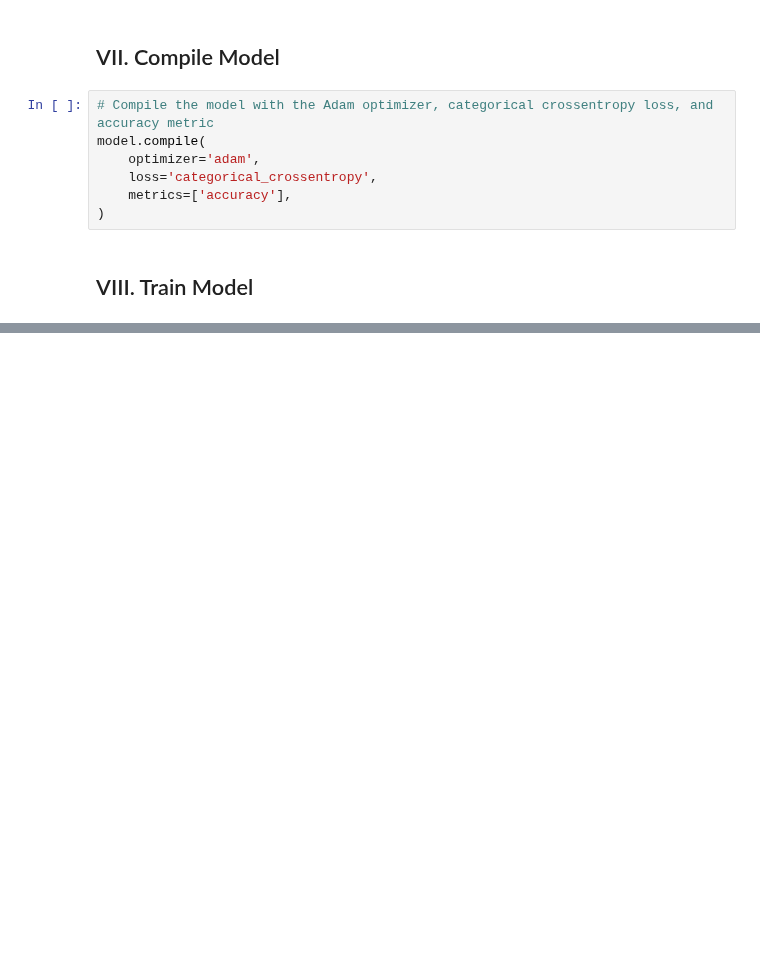
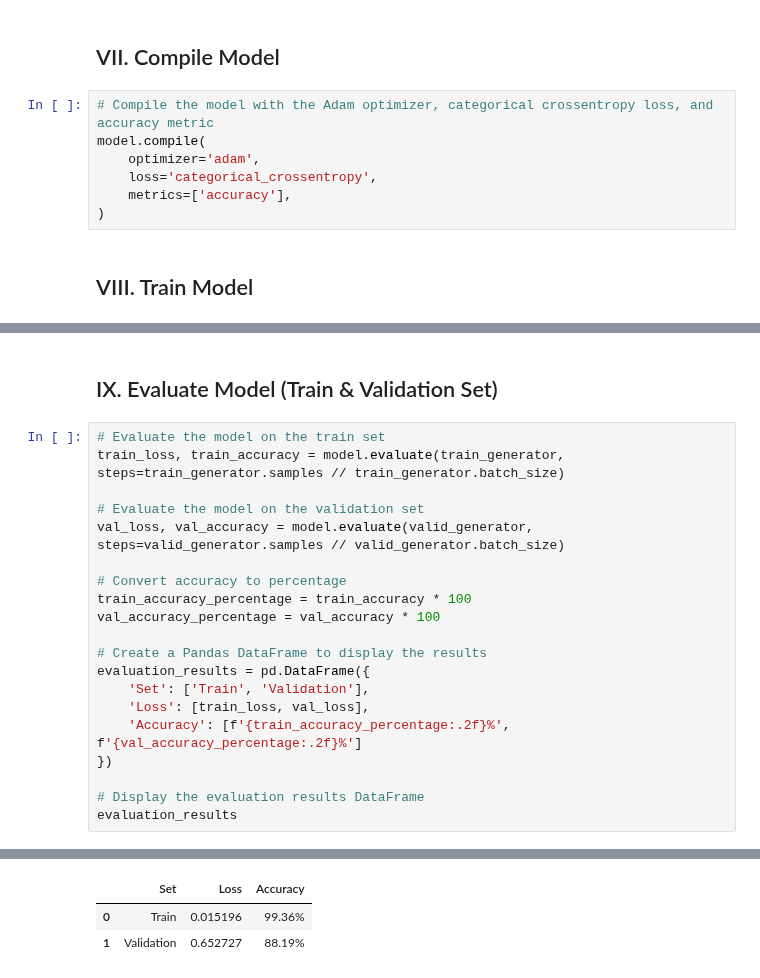
Before and after one commit to hariskhan-hk/Tumor_Classification, a Jupyter notebook: Tumor_Classification.ipynb, the cells around one changed output, grey strips where cells are left out. Saved outputs shown, nothing was run; the diff lists cells and outputs as text; blank space fills up the shorter version.

```diff
--- a/Tumor_Classification.ipynb
+++ b/Tumor_Classification.ipynb
@@ -325,0 +433,23 @@ Epoch 20: val_accuracy improved from 0.90278 to 0.90972, saving model to /conten
+# %% [markdown]
+## IX. Evaluate Model (Train & Validation Set)
+# %%
+# Evaluate the model on the train set
+train_loss, train_accuracy = model.evaluate(train_generator, steps=train_generator.samples // train_generator.batch_size)
+
+# Evaluate the model on the validation set
+val_loss, val_accuracy = model.evaluate(valid_generator, steps=valid_generator.samples // valid_generator.batch_size)
+
+# Convert accuracy to percentage
+train_accuracy_percentage = train_accuracy * 100
+val_accuracy_percentage = val_accuracy * 100
+
+# Create a Pandas DataFrame to display the results
+evaluation_results = pd.DataFrame({
+    'Set': ['Train', 'Validation'],
+    'Loss': [train_loss, val_loss],
+    'Accuracy': [f'{train_accuracy_percentage:.2f}%', f'{val_accuracy_percentage:.2f}%']
+})
+
+# Display the evaluation results DataFrame
+evaluation_results
+# %% [output]
@@ -325,0 +458,3 @@ Epoch 20: val_accuracy improved from 0.90278 to 0.90972, saving model to /conten
+|  | Set | Loss | Accuracy |
+| 0 | Train | 0.015196 | 99.36% |
+| 1 | Validation | 0.652727 | 88.19% |
```
Also changed, not shown: parts of 21 cells of this notebook.
